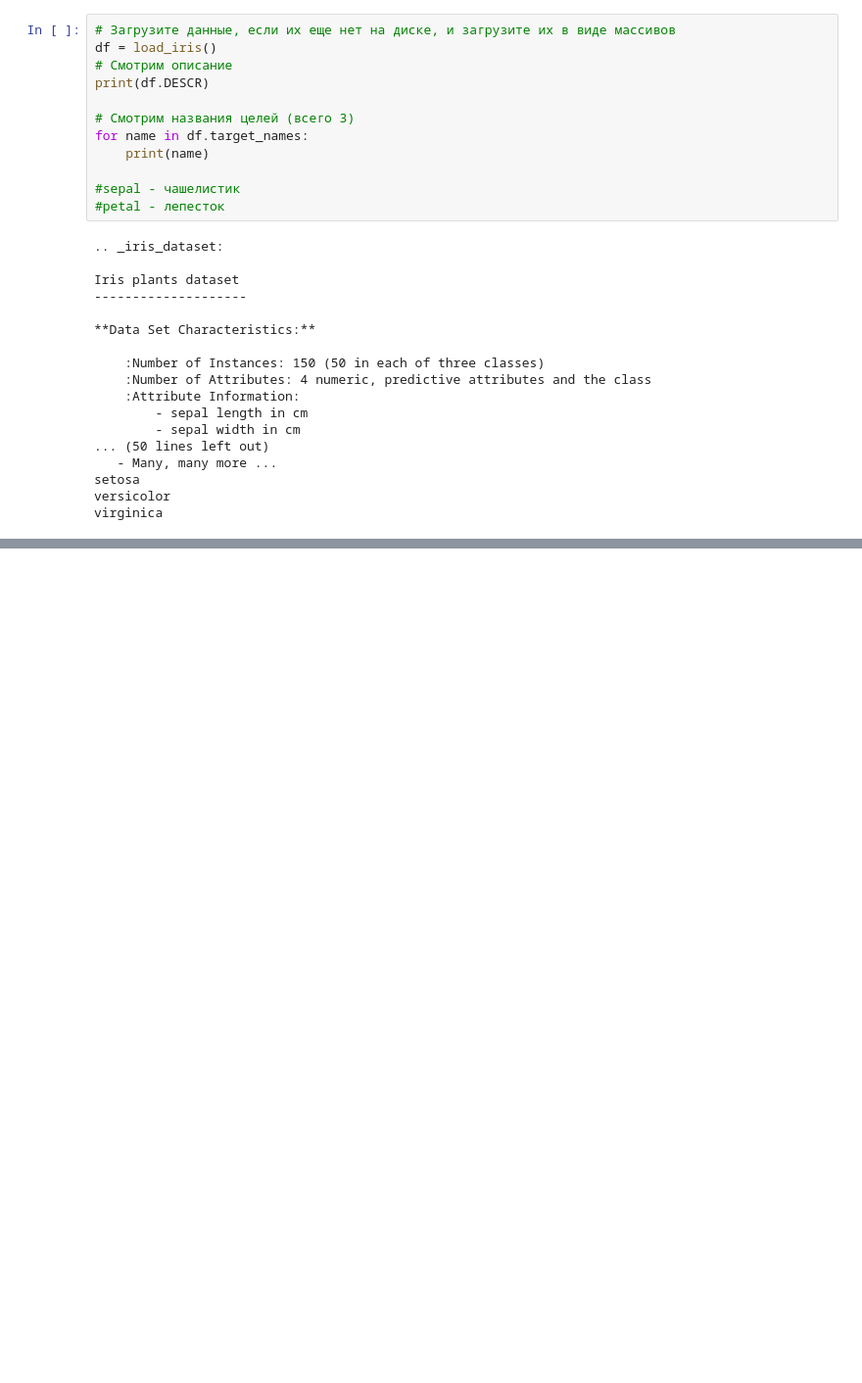
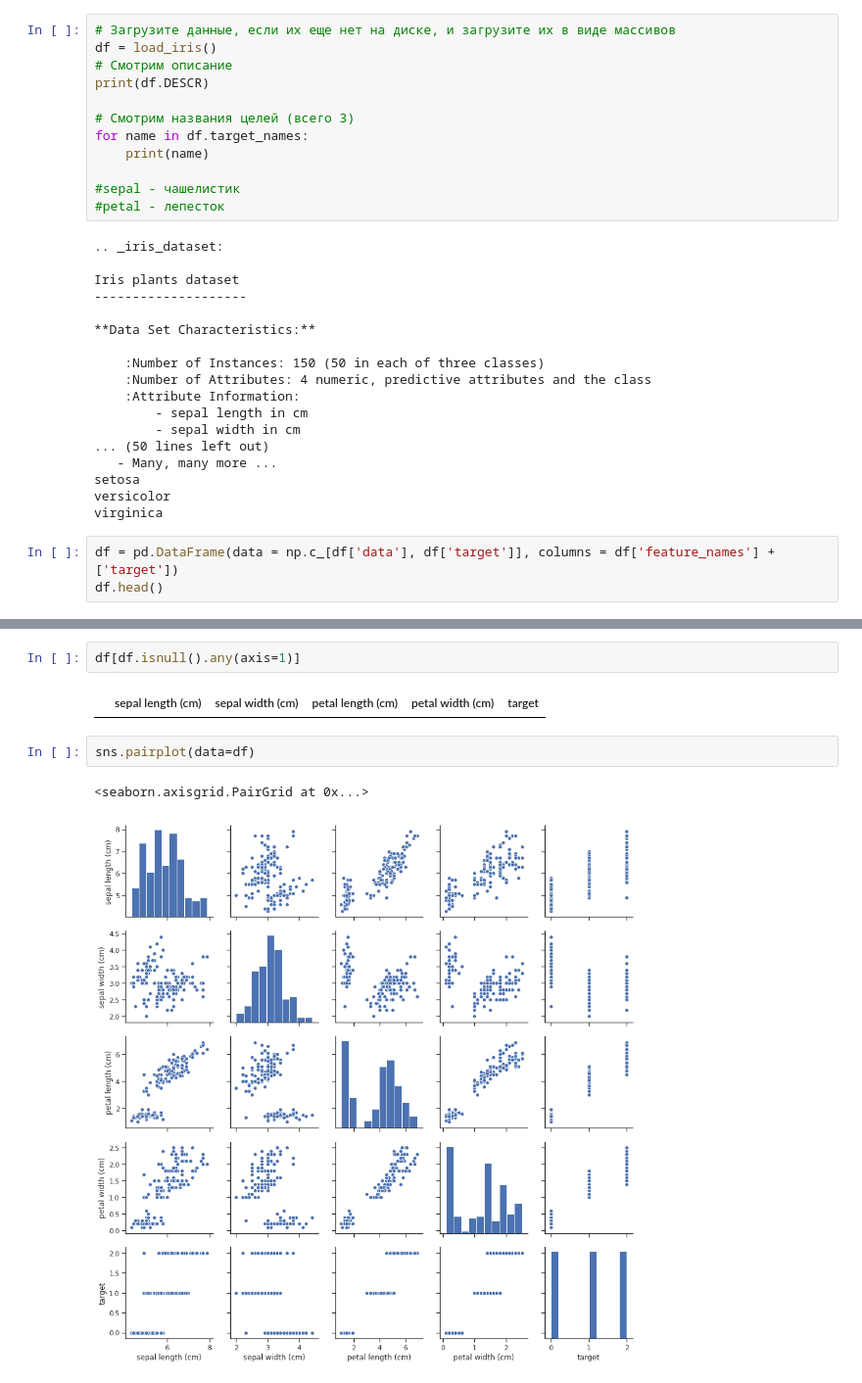
Before and after one commit to ksolosina/BCIT, a Jupyter notebook: ml1.ipynb, the cells around one changed output, grey strips where cells are left out. Shown: that part at 98% size. Cells and saved outputs as stored; diff of their text form; blank space fills up the shorter version.

```diff
--- a/ml1.ipynb
+++ b/ml1.ipynb
@@ -39,3 +39,6 @@ Iris plants dataset
 setosa
 versicolor
 virginica
+# %%
+df = pd.DataFrame(data = np.c_[df['data'], df['target']], columns = df['feature_names'] + ['target'])
+df.head()
@@ -41,0 +52,9 @@ virginica
+# %%
+df[df.isnull().any(axis=1)]
+# %% [output]
+|  | sepal length (cm) | sepal width (cm) | petal length (cm) | petal width (cm) | target |
+# %%
+sns.pairplot(data=df)
+# %% [output]
+<seaborn.axisgrid.PairGrid at 0x...>
+[figure, added]
```
Also changed, not shown: parts of 3 cells of this notebook.
